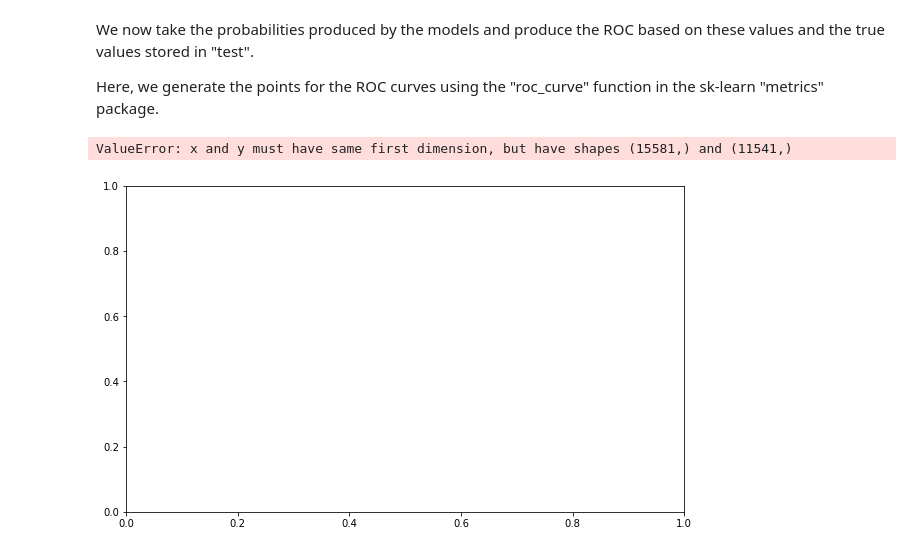
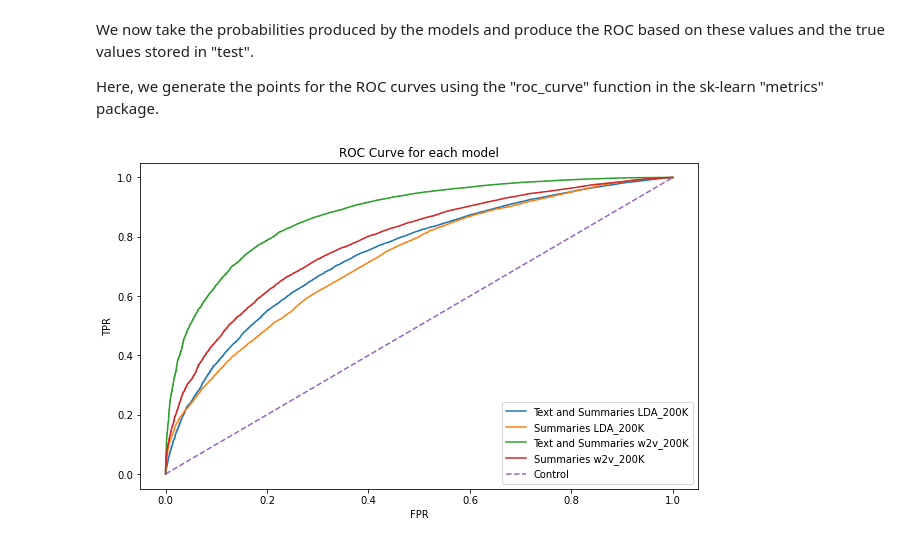
Before and after one commit to XinnGuan/DST_Assessment2, a Jupyter notebook: report/08-Model-Comparison.ipynb, the cells around one changed output. Saved outputs shown, nothing was run; the diff lists cells and outputs as text; code cells hidden in the pictures.

```diff
--- a/report/08-Model-Comparison.ipynb
+++ b/report/08-Model-Comparison.ipynb
@@ -67,22 +67,21 @@ from sklearn.metrics import roc_curve
 lda_200k_combined_fpr, lda_200k_combined_tpr, _ = roc_curve(test, lda200k_combined)
 lda_200k_summaries_fpr, lda_200k_summaries_tpr, _ = roc_curve(test, lda200k_summaries)
 
-w2v_200k_combined_fpr, lda_200k_combined_tpr, _ = roc_curve(test, w2v200k_combined)
-w2v_200k_summaries_fpr, lda_200k_summaries_tpr, _ = roc_curve(ytest, w2v200k_summaries)
+w2v_200k_combined_fpr, w2v_200k_combined_tpr, _ = roc_curve(test, w2v200k_combined)
+w2v_200k_summaries_fpr, w2v_200k_summaries_tpr, _ = roc_curve(ytest, w2v200k_summaries)
 # %%
 x=[0,1]
 y=[0,1]
 plt.figure(figsize=(10,6))
 plt.plot(lda_200k_combined_fpr, lda_200k_combined_tpr, label='Text and Summaries LDA_200K')
 plt.plot(lda_200k_summaries_fpr, lda_200k_summaries_tpr, label='Summaries LDA_200K')
-#plt.plot(w2v_200k_combined_fpr, w2v_200k_combined_tpr, label='Text and Summaries w2v_200K')
-#plt.plot(w2v_200k_summaries_fpr, w2v_200k_summaries_tpr, label='Summaries w2v_200K')
+plt.plot(w2v_200k_combined_fpr, w2v_200k_combined_tpr, label='Text and Summaries w2v_200K')
+plt.plot(w2v_200k_summaries_fpr, w2v_200k_summaries_tpr, label='Summaries w2v_200K')
 plt.plot(x,y,label='Control', linestyle='dashed')
 plt.xlabel('FPR')
 plt.ylabel('TPR')
 plt.title('ROC Curve for each model')
 plt.legend()
 plt.show()
 # %% [output]
-ValueError: x and y must have same first dimension, but have shapes (15581,) and (11541,)
-[figure, old version]
+[figure, new version]
```
Also changed, not shown: parts of 4 cells of this notebook.
